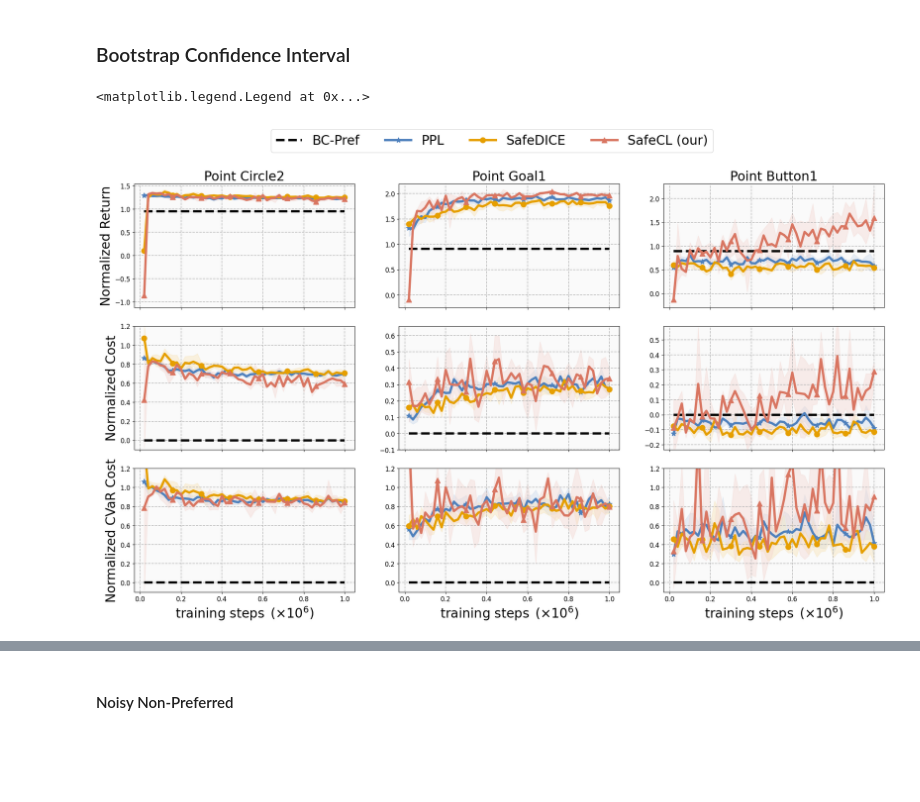
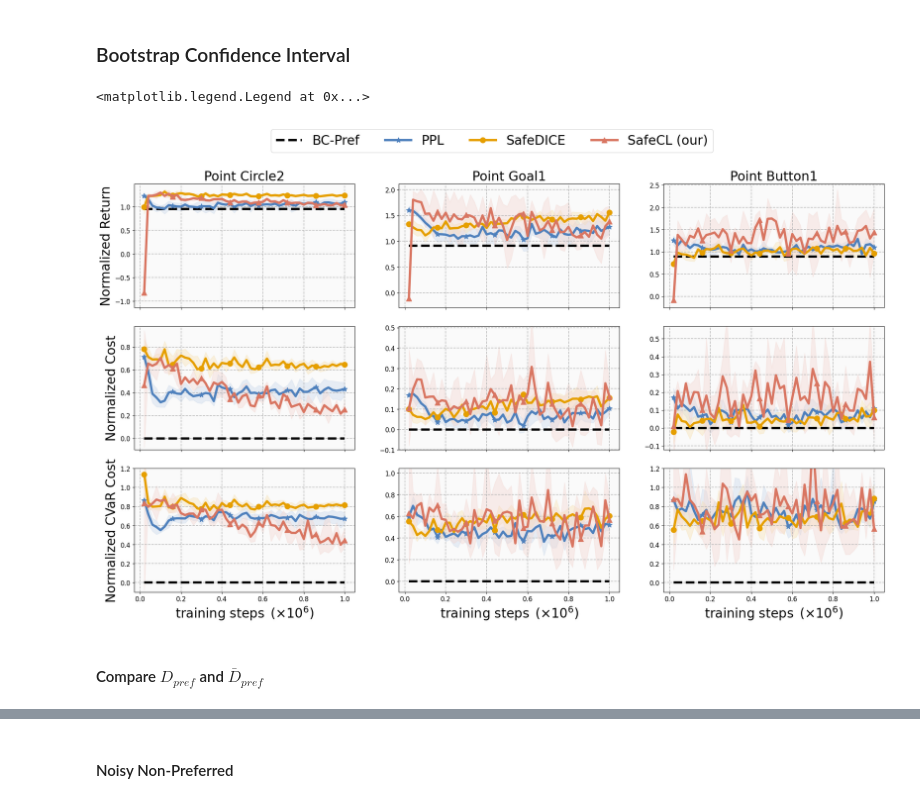
Before and after one commit to returaj/offline_mpc, a Jupyter notebook: dsrl_model/notebooks/plotting.ipynb, the cells around one changed output, grey strips where cells are left out. Drawn from its saved outputs; the diff is of its cells as text; code cells hidden in the pictures; blank space fills up the shorter version.

```diff
--- a/dsrl_model/notebooks/plotting.ipynb
+++ b/dsrl_model/notebooks/plotting.ipynb
@@ -23,9 +23,8 @@ def load_data_as_array(hyperparams, algo, task, type):
     dfs = []
     for i, f in enumerate(abs_filenames):
         d = pd.read_csv(f)
-        # if "Wall time" not in d.columns:
-        #     continue
-        # d = d.drop(columns=["Wall time"])
+        if "Wall time" in d.columns:
+            d = d.drop(columns=["Wall time"])
         d = d.rename(columns={"Value": f"seed_{i}"})
         dfs.append(d)
 
@@ -112,14 +111,17 @@ def light_color(color, amount=0.7):
     light_color = [(1 - amount) * channel + amount for channel in rgb]  # blend with white
     return light_color
 
+
 def plot_confidence_interval(means, lowers, uppers, labels, colors, markers, title, xlabel, ylabel,
                              axis=None, is_ylabel=True, is_xlabel=True, is_title=True,
-                             facecolor="#fafafa", fontsize=24):
+                             facecolor="#fafafa", fontsize=24, half_timestep=True):
     ax = axis
     if axis is None:
         fig, ax = plt.subplots(figsize=(6, 4))
     T = min([len(x) for x in means]) #len(means[0])
-    x = ((np.arange(T) + 1) * 2) / 100
+    x = (np.arange(T) + 1)
+    x = x * 2 if half_timestep else x
+    x = x / 100
 
     # set light background color
     ax.set_facecolor(facecolor)
@@ -134,7 +136,7 @@ def plot_confidence_interval(means, lowers, uppers, labels, colors, markers, tit
 
         ymin, ymax = min(min(m[:T]), ymin), max(max(m[:T]), ymax)
 
-    if ylabel != 'Normalized Return':
+    if (ylabel == 'Normalized Cost') or (ylabel == 'Normalized CVaR Cost'):
         ymin, ymax = min(ymin, 0.0) - 0.1, min(ymax, 1.0) + 0.2
         ax.set_ylim(ymin, ymax)
 
@@ -226,14 +227,14 @@ ALGOS = [("preferred_bc", "BC-Pref"), ("ppl/hz_5", "PPL"), ("safedice", "SafeDIC
 #     [("preferred_bc", "BC-Pref"), ("safemil/loss_1_bce_bc_transition/bag_128/hz_10", "transition_weighted"), ("safemil/loss_1_bce/bag_128/hz_10", "trajectory_weighted")]
 # ]
 # %%
-def generate_performance_figures(tasks):
+def generate_performance_figures(hyperparams, tasks):
     types = ("ep_reward", "ep_cost", "ep_worst_cost_0.2")
     num_tasks = len(tasks)
     single_fig, single_axs = plt.subplots(len(types), num_tasks, figsize=(25, 13.7), sharex='col')
     for y, task in enumerate(tasks):
         for x, type in enumerate(types):
             # preferred policy performance
-            data = load_data_as_array(HYPERPARAMS, "preferred_bc", task, type)
+            data = load_data_as_array(hyperparams, "preferred_bc", task, type)
             m, _, _ = bootstrap_confidence_interval(data)
             if type == "ep_reward":
                 baseline = m[-1]
@@ -242,7 +243,7 @@ def generate_performance_figures(tasks):
 
             means, lowers, uppers, labels = [], [], [], []
             for a, suffix in ALGOS: # ALGOS[y]
-                data = load_data_as_array(HYPERPARAMS, a, task, type)
+                data = load_data_as_array(hyperparams, a, task, type)
                 m, l, u = bootstrap_confidence_interval(data)
                 if a == "preferred_bc":
                     m = l = u = np.ones(50) * baseline
@@ -276,23 +277,17 @@ def generate_performance_figures(tasks):
     plt.subplots_adjust(hspace=0.15)
     return single_fig, single_axs
 # %%
-key="performance_comparison"
-# key = "true_cost"
+hyperparams = "neg_union_cost_only/neg_50"
+
+key = "performance_comparison"
 tasks = ["Point_Circle2", "Point_Goal1", "Point_Button1"] # Point_Push1
 # tasks = ["Walker2d_Velocity", "Swimmer_Velocity", "Ant_Velocity"] # Hopper_Velocity
-fig, ax = generate_performance_figures(tasks)
+fig, ax = generate_performance_figures(hyperparams, tasks)
 handles, labels = ax[0, 0].get_legend_handles_labels()
 # Create a single legend for all subplots
 fig.legend(handles, labels, loc='upper center', ncol=len(ALGOS), fontsize=24)
-
-### this helps in plotting ablation plots for this you need to uncomment bar plot function in "generate_performance_figures"
-### and use ALGOs variable from ablation study section.
-# key="ablation_study"
-# # tasks = ["Point_Circle2", "Point_Goal1", "Point_Button1"] # Point_Push1
-# tasks = ["Walker2d_Velocity", "Swimmer_Velocity", "Ant_Velocity"] # Hopper_Velocity
-# fig, ax = generate_performance_figures(tasks)
-# title='Ablation Study'
-# fig.suptitle(title, fontsize=24)
 # %% [output]
 <matplotlib.legend.Legend at 0x...>
-[figure, old version]
+[figure, new version]
+# %% [markdown]
+#### Compare $D_{pref}$ and $\bar{D}_{pref}$
```
Also changed, not shown: parts of 4 cells of this notebook.
